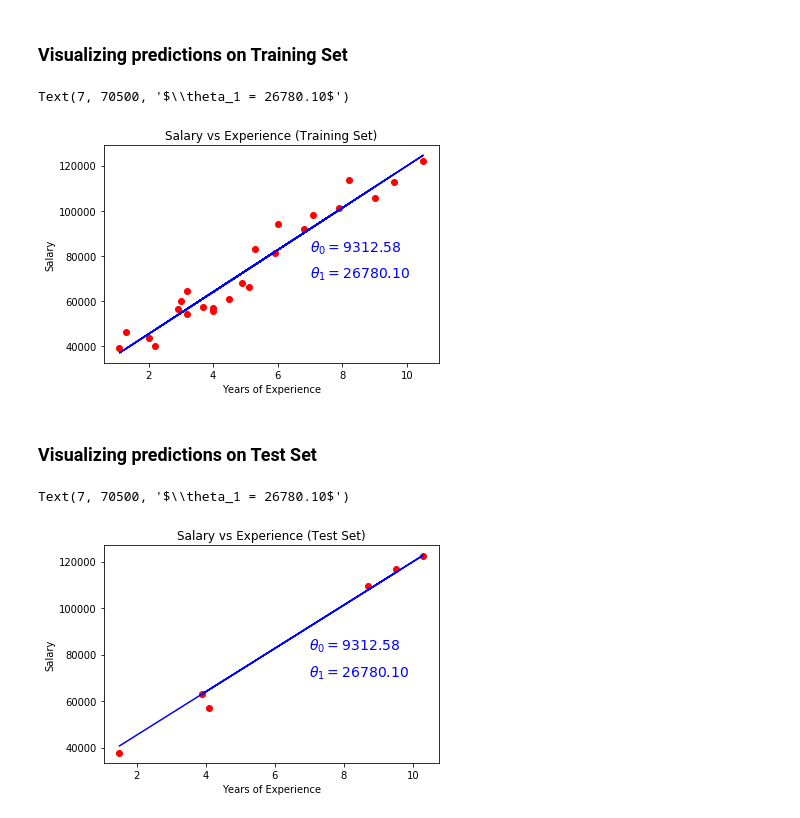
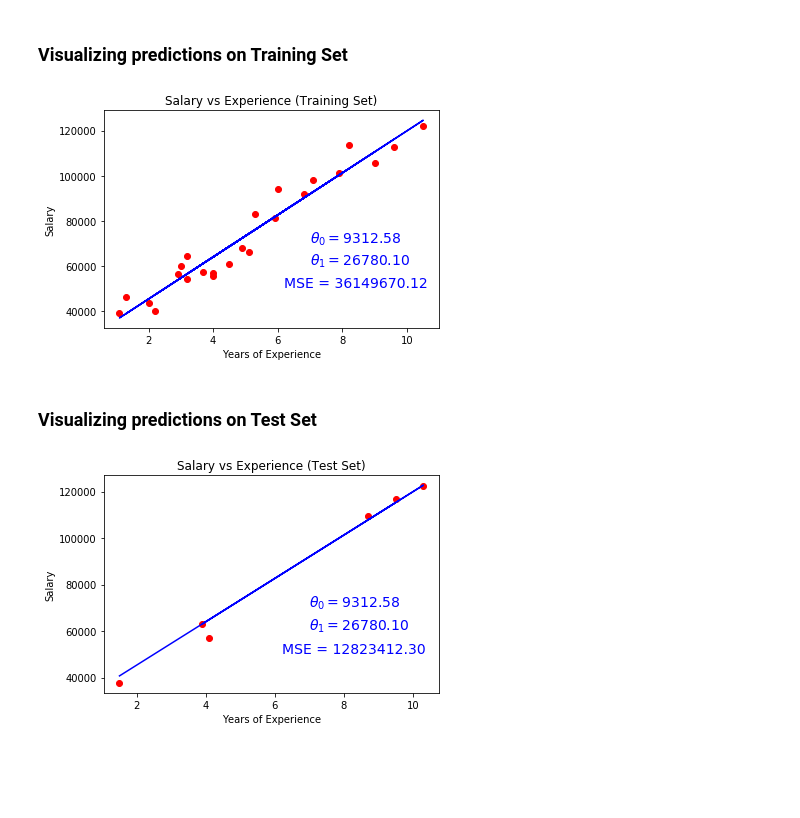
Before and after one commit to viagostini/machine-learning, a Jupyter notebook: regression/linear_regression/Simple Linear Regression.ipynb, the cells around one changed output. Saved outputs shown, nothing was run; the diff lists cells and outputs as text; code cells hidden in the pictures; blank space fills up the shorter version.

```diff
--- a/regression/linear_regression/Simple Linear Regression.ipynb
+++ b/regression/linear_regression/Simple Linear Regression.ipynb
@@ -35,6 +44,8 @@ y_pred = regressor.predict(X_test)
 # %% [markdown]
 ### Visualizing predictions on Training Set
 # %%
+from sklearn.metrics import mean_squared_error
+
 y_train_pred = regressor.predict(X_train)
 
 plt.scatter(X_train, y_train, color='red');
@@ -42,21 +53,23 @@ plt.plot(X_train, y_train_pred, color='blue');
 plt.title('Salary vs Experience (Training Set)');
 plt.xlabel('Years of Experience');
 plt.ylabel('Salary');
-plt.text(7, 82000, rf"$\theta_0 = {regressor.coef_[0]:.2f}$", fontsize=14, color="b")
-plt.text(7, 70500, rf"$\theta_1 = {regressor.intercept_:.2f}$", fontsize=14, color="b")
+plt.text(7, 70500, rf"$\theta_0 = {regressor.coef_[0]:.2f}$", fontsize=14, color="b");
+plt.text(7, 60500, rf"$\theta_1 = {regressor.intercept_:.2f}$", fontsize=14, color="b");
+plt.text(6.2, 50500, rf"MSE = {mean_squared_error(y_train, y_train_pred):.2f}", fontsize=14, color="b");
 # %% [output]
-Text(7, 70500, '$\\theta_1 = 26780.10$')
-[figure, old version]
+[figure, new version]
 # %% [markdown]
 ### Visualizing predictions on Test Set
 # %%
+from sklearn.metrics import mean_squared_error
+
 plt.scatter(X_test, y_test, color='red');
 plt.plot(X_test, y_pred, color='blue');
 plt.title('Salary vs Experience (Test Set)');
 plt.xlabel('Years of Experience');
 plt.ylabel('Salary');
-plt.text(7, 82000, rf"$\theta_0 = {regressor.coef_[0]:.2f}$", fontsize=14, color="b")
-plt.text(7, 70500, rf"$\theta_1 = {regressor.intercept_:.2f}$", fontsize=14, color="b")
+plt.text(7, 70500, rf"$\theta_0 = {regressor.coef_[0]:.2f}$", fontsize=14, color="b")
+plt.text(7, 60500, rf"$\theta_1 = {regressor.intercept_:.2f}$", fontsize=14, color="b")
+plt.text(6.2, 50500, rf"MSE = {mean_squared_error(y_test, y_pred):.2f}", fontsize=14, color="b");
 # %% [output]
-Text(7, 70500, '$\\theta_1 = 26780.10$')
-[figure, old version]
+[figure, new version]
```
Also changed, not shown: parts of 1 cell of this notebook, 1 other file.
